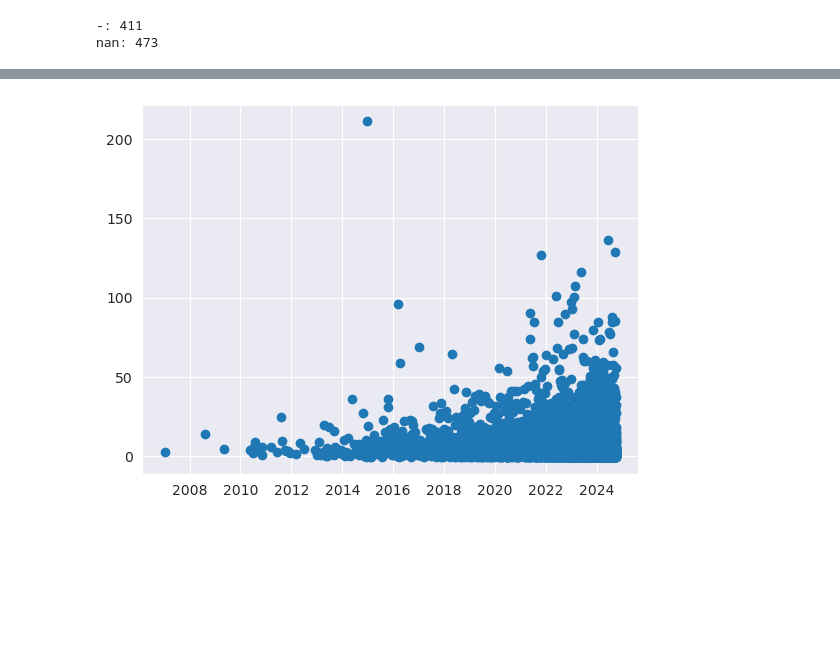
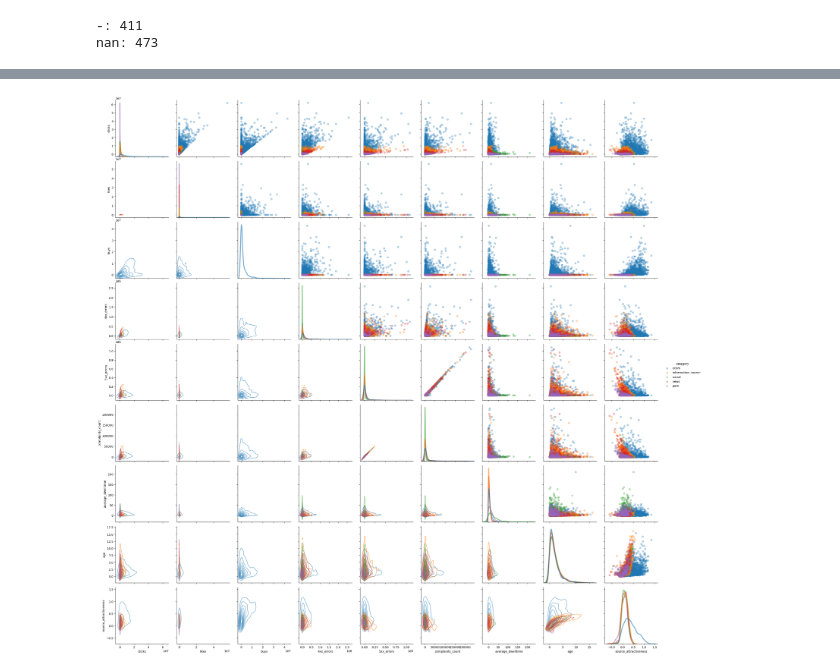
Before and after one commit to puck3/mai-ml-course, a Jupyter notebook: Lab_2/model.ipynb, the cells around one changed output, grey strips where cells are left out. Drawn from its saved outputs; the diff is of its cells as text; code cells hidden in the pictures; blank space fills up the shorter version.

```diff
--- a/Lab_2/model.ipynb
+++ b/Lab_2/model.ipynb
@@ -95,0 +82,4 @@ memory usage: 1.2 MB
+# %%
+categorial_features = 'category' # категориальные
+real_features = ['clicks', 'likes', 'buys', '4xx_errors', '5xx_errors', 'complaints_count', 'average_dwelltime', 'age'] # вещественные
+target_features = 'source_attractiveness' # целевой
@@ -153,5 +121,0 @@ plt.show()
-# %%
-plt.scatter(domains['date_of_registration'], domains['average_dwelltime'])
-plt.show()
-# %% [output]
-[figure, removed]
@@ -157,0 +125,9 @@ plt.show()
+# %%
+g = sns.PairGrid(train[[*(real_features + [target_features]), categorial_features]], hue=categorial_features, diag_sharey=False, height=3)
+g.map_lower(sns.kdeplot, alpha=0.6)
+g.map_upper(plt.scatter, alpha=0.3)
+g.map_diag(sns.kdeplot, lw=3, alpha=0.6, common_norm=False)
+g.add_legend()
+plt.show()
+# %% [output]
+[figure, added]
```
Also changed, not shown: parts of 31 cells of this notebook, 5 other files.
